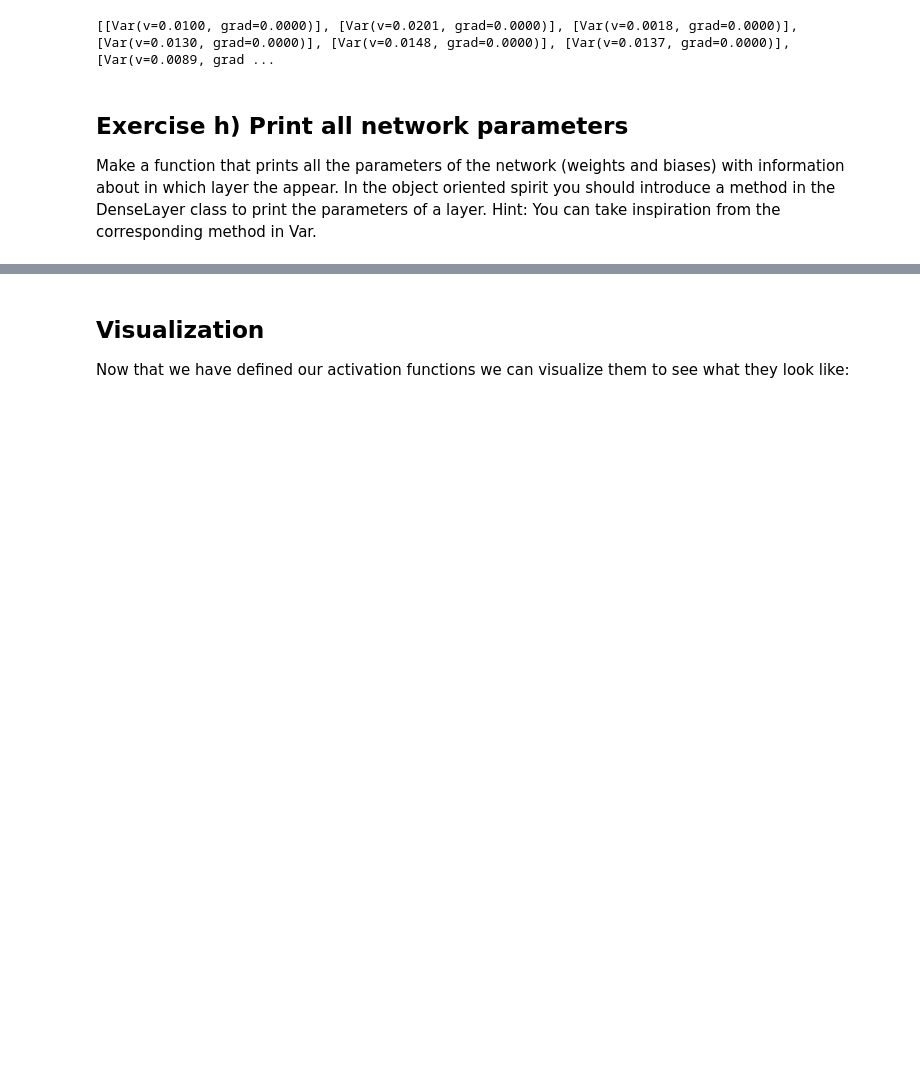
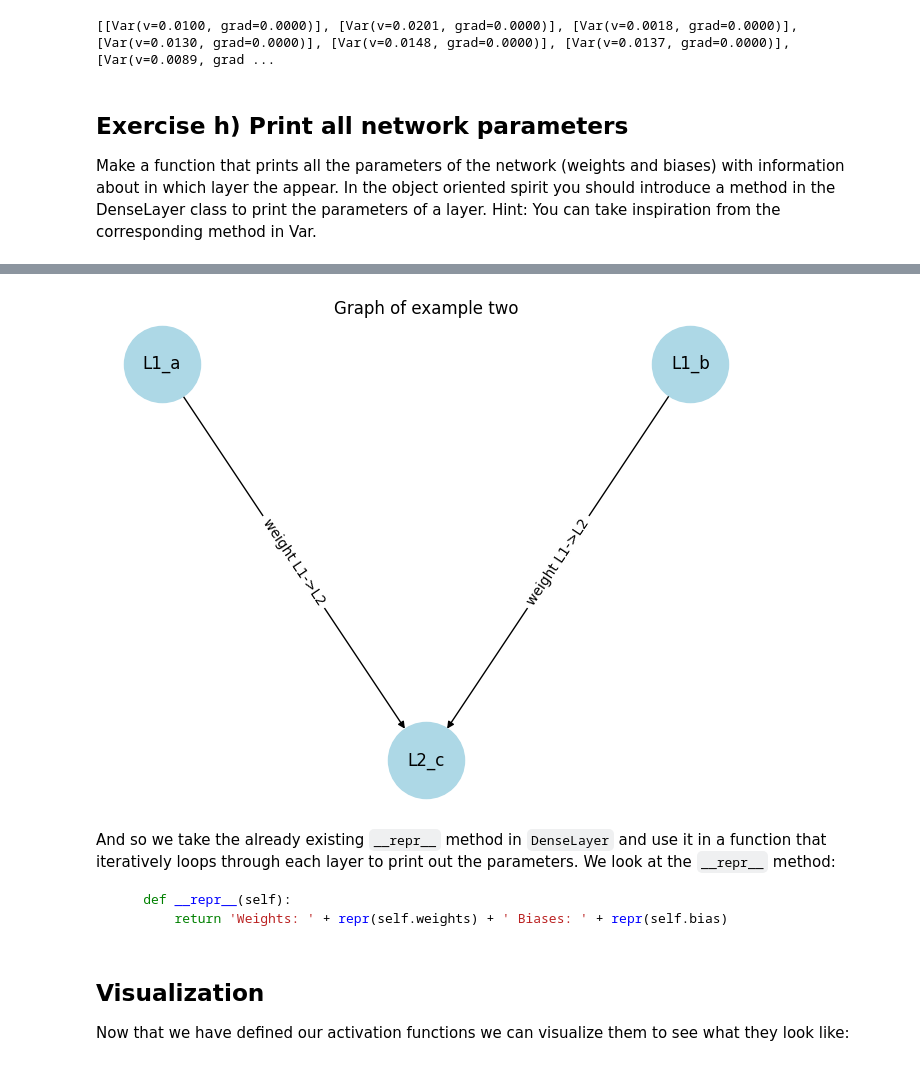
Before and after one commit to P1N60/deep_learning_course, a Jupyter notebook: assignment1/DL_AutoDiff_Nanograd.ipynb, the cells around one changed output, grey strips where cells are left out. Cells and saved outputs as stored; diff of their text form; code cells hidden in the pictures; blank space fills up the shorter version.

````diff
--- a/assignment1/DL_AutoDiff_Nanograd.ipynb
+++ b/assignment1/DL_AutoDiff_Nanograd.ipynb
@@ -638,0 +648,34 @@ Make a function that prints all the parameters of the network (weights and biase
+# %%
+# Create a directed graph
+G = nx.DiGraph()
+
+# Add edges with labels
+G.add_edge('L1_a', 'L2_c', label='weight L1->L2')
+G.add_edge('L1_b', 'L2_c', label='weight L1->L2')
+
+# Manually define positions for a tree layout
+pos = {
+    'L1_a': (0, 2),
+    'L1_b': (2, 2),
+    'L2_c': (1, 1),
+}
+
+# Draw the graph nodes and edges
+nx.draw(G, pos, with_labels=True, node_shape='o', node_size=3000, node_color='lightblue', arrows=True)
+
+# Draw edge labels
+edge_labels = nx.get_edge_attributes(G, 'label')
+nx.draw_networkx_edge_labels(G, pos, edge_labels=edge_labels)
+
+# Show the plot
+plt.title("Graph of example two")
+plt.show()
+# %% [output]
+[figure, added]
+# %% [markdown]
+And so we take the already existing `__repr__` method in `DenseLayer` and use it in a function that iteratively loops through each layer to print out the parameters.
+We look at the `__repr__` method:
+```py
+    def __repr__(self):
+        return 'Weights: ' + repr(self.weights) + ' Biases: ' + repr(self.bias)
+```
````
Also changed, not shown: parts of 3 cells of this notebook, 1 other file.
